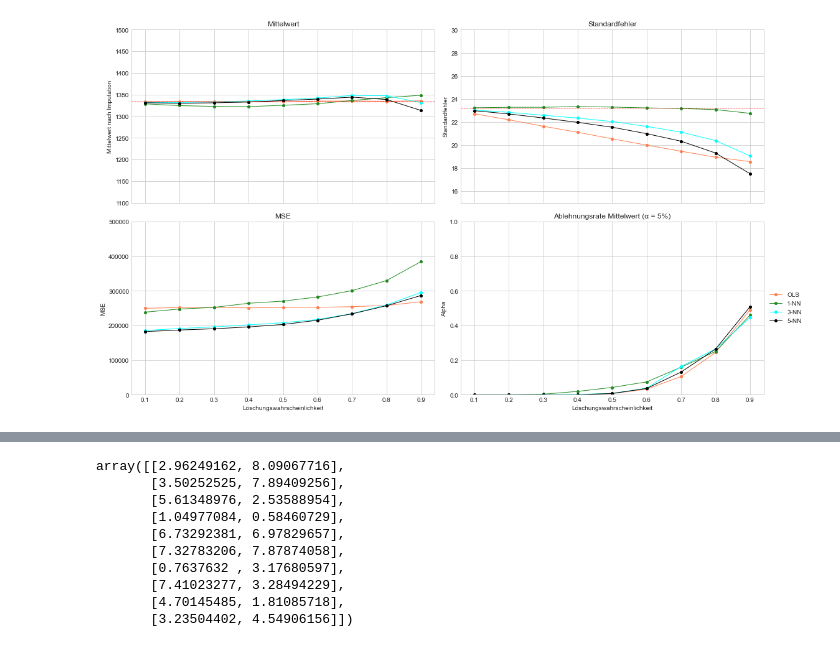
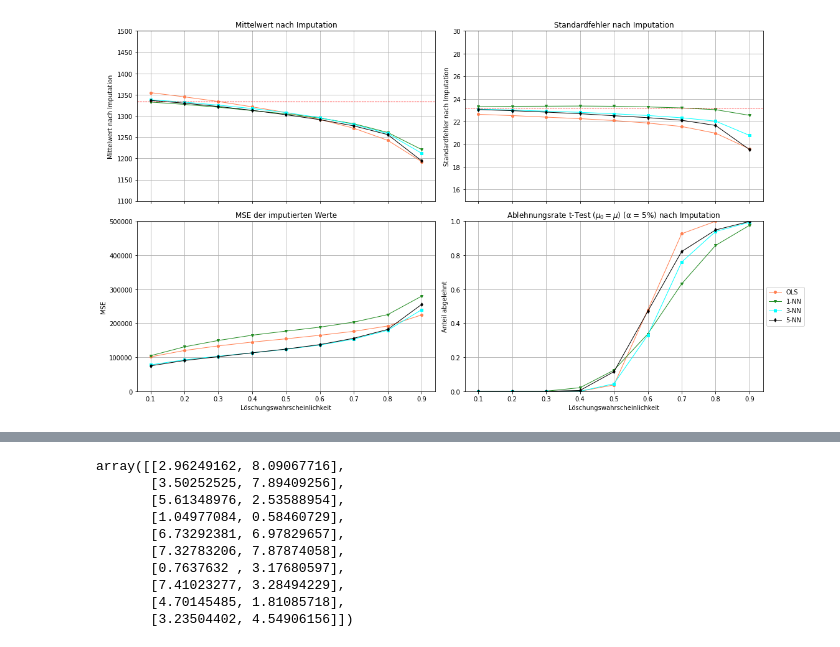
Before and after one commit to Zin9zan9/Stat_Seminar, a Jupyter notebook: Simulationen (neu)/Grafiken copy (24.03.).ipynb, the cells around one changed output, grey strips where cells are left out. Saved outputs shown, nothing was run; the diff lists cells and outputs as text; code cells hidden in the pictures.

```diff
--- a/Simulationen (neu)/Grafiken copy (24.03.).ipynb
+++ b/Simulationen (neu)/Grafiken copy (24.03.).ipynb
@@ -6,8 +6,8 @@ import mplcyberpunk
 import matplotlib.ticker as mtick
 import numpy as np
 # %%
-df = pd.read_csv('MCAR_Simulation_Top5-10 (neu)')
-# df = pd.read_csv('MCAR_Simulation_Top5 (neu)')
+df = pd.read_csv('MCAR_Simulation_Top5 (neu)')
+# df = pd.read_csv('MCAR_Simulation_Top5-10 (neu)')
 # df = pd.read_csv('MNAR_Simulation_Top5_(0.1 und 0.1-0.9) (neu)')
 # df = pd.read_csv('MNAR_Simulation_Top5_(0.2 und 0.1-0.9) (neu)')
 # df = pd.read_csv('MNAR_Simulation_Top5_(0.3 und 0.1-0.9) (neu)')
@@ -29,11 +29,13 @@ df
 fig, axs = plt.subplots(2, 2, sharex=True, figsize=(16, 9))
 (ax1, ax2), (ax3, ax4) = axs
 
+ax1.grid(True); ax2.grid(True); ax3.grid(True); ax4.grid(True)
+
 # Plotting for the first plot
 ax1.plot(df['chance'], df['Mean'], marker='o', color='coral', linewidth=1, markersize=4, label='Mean OLS')
-ax1.plot(df['chance'], df['Mean KNN_1'], marker='o', color='forestgreen', linewidth=1, markersize=4, label='Mean 1-NN')
-ax1.plot(df['chance'], df['Mean KNN_3'], marker='o', color='cyan', linewidth=1, markersize=4, label='Mean 3-NN')
-ax1.plot(df['chance'], df['Mean KNN_5'], marker='o', color='black', linewidth=1, markersize=4, label='Mean 5-NN')
+ax1.plot(df['chance'], df['Mean KNN_1'], marker='v', color='forestgreen', linewidth=1, markersize=4, label='Mean 1-NN')
+ax1.plot(df['chance'], df['Mean KNN_3'], marker='s', color='cyan', linewidth=1, markersize=4, label='Mean 3-NN')
+ax1.plot(df['chance'], df['Mean KNN_5'], marker='d', color='black', linewidth=1, markersize=4, label='Mean 5-NN')
 ax1.axhline(y=1333.96, color='red', linestyle='--', label='Population Mean', linewidth = 0.8)
 
 
@@ -41,64 +43,64 @@ ax1.set_ylim(1100, 1500)
 
 # Use a light theme for the first plot
 ax1.set_ylabel('Mittelwert nach Imputation')
-ax1.set_title('Mittelwert')
+ax1.set_title('Mittelwert nach Imputation')
 # ax1.legend(loc='center left', bbox_to_anchor=(1, 0.5))
 
 
 # Plotting for the third plot
 ax2.plot(df['chance'], df['SE OLS'], marker='o', color='coral', linewidth=1, markersize=4, label='MSE OLS')
-ax2.plot(df['chance'], df['SE KNN_1'], marker='o', color='forestgreen', linewidth=1, markersize=4, label='MSE 1-NN')
-ax2.plot(df['chance'], df['SE KNN_3'], marker='o', color='cyan', linewidth=1, markersize=4, label='MSE 3-NN')
-ax2.plot(df['chance'], df['SE KNN_5'], marker='o', color='black', linewidth=1, markersize=4, label='MSE 5-NN')
+ax2.plot(df['chance'], df['SE KNN_1'], marker='v', color='forestgreen', linewidth=1, markersize=4, label='MSE 1-NN')
+ax2.plot(df['chance'], df['SE KNN_3'], marker='s', color='cyan', linewidth=1, markersize=4, label='MSE 3-NN')
+ax2.plot(df['chance'], df['SE KNN_5'], marker='d', color='black', linewidth=1, markersize=4, label='MSE 5-NN')
 ax2.axhline(y=23.23, color='red', linestyle='--', label='Population SE', linewidth = 0.8)
 
 
 ax2.set_ylim(15, 30)
 
 # Use a light theme for the second plot
-ax2.set_title('Standardfehler')
+ax2.set_title('Standardfehler nach Imputation')
 # ax2.set_xlabel('Löschungswahrscheinlichkeit')
-ax2.set_ylabel('Standardfehler')
+ax2.set_ylabel('Standardfehler nach Imputation')
 # ax2.legend(loc='center left', bbox_to_anchor=(1, 0.5))
 
 
 # Plotting for the second plot
 ax3.plot(df['chance'], df['MSE OLS'], marker='o', color='coral', linewidth=1, markersize=4, label='MSE OLS')
-ax3.plot(df['chance'], df['MSE KNN_1'], marker='o', color='forestgreen', linewidth=1, markersize=4, label='MSE 1-NN')
-ax3.plot(df['chance'], df['MSE KNN_3'], marker='o', color='cyan', linewidth=1, markersize=4, label='MSE 3-NN')
-ax3.plot(df['chance'], df['MSE KNN_5'], marker='o', color='black', linewidth=1, markersize=4, label='MSE 5-NN')
+ax3.plot(df['chance'], df['MSE KNN_1'], marker='v', color='forestgreen', linewidth=1, markersize=4, label='MSE 1-NN')
+ax3.plot(df['chance'], df['MSE KNN_3'], marker='s', color='cyan', linewidth=1, markersize=4, label='MSE 3-NN')
+ax3.plot(df['chance'], df['MSE KNN_5'], marker='d', color='black', linewidth=1, markersize=4, label='MSE 5-NN')
 
 ax3.set_ylim(0, 500000)
 
 # Use a light theme for the second plot
-ax3.set_title('MSE')
+ax3.set_title('MSE der imputierten Werte')
 ax3.set_xlabel('Löschungswahrscheinlichkeit')
 ax3.set_ylabel('MSE')
 #ax3.legend(loc='center left', bbox_to_anchor=(1, 0.5))
 
 
 # Plotting for the fourth plot
 ax4.plot(df['chance'], 1-df['Alpha OLS'], marker='o', color='coral', linewidth=1, markersize=4, label='OLS')
-ax4.plot(df['chance'], 1-df['Alpha KNN_1'], marker='o', color='forestgreen', linewidth=1, markersize=4, label='1-NN')
-ax4.plot(df['chance'], 1-df['Alpha KNN_3'], marker='o', color='cyan', linewidth=1, markersize=4, label='3-NN')
-ax4.plot(df['chance'], 1-df['Alpha KNN_5'], marker='o', color='black', linewidth=1, markersize=4, label='5-NN')
+ax4.plot(df['chance'], 1-df['Alpha KNN_1'], marker='v', color='forestgreen', linewidth=1, markersize=4, label='1-NN')
+ax4.plot(df['chance'], 1-df['Alpha KNN_3'], marker='s', color='cyan', linewidth=1, markersize=4, label='3-NN')
+ax4.plot(df['chance'], 1-df['Alpha KNN_5'], marker='d', color='black', linewidth=1, markersize=4, label='5-NN')
 
 ax4.set_ylim(0, 1)
 
 # Use a light theme for the second plot
-ax4.set_title('Ablehnungsrate Mittelwert (\u03B1 = 5%)')
+ax4.set_title('Ablehnungsrate t-Test ($\mu_0 = \mu$) (\u03B1 = 5%) nach Imputation')
 ax4.set_xlabel('Löschungswahrscheinlichkeit')
-ax4.set_ylabel('Alpha')
+ax4.set_ylabel('Anteil abgelehnt')
 ax4.legend(loc='center left', bbox_to_anchor=(1, 0.5))
 
 # Add underglow
 # mplcyberpunk.add_underglow(ax4)
 
 plt.tight_layout()
-# plt.savefig('follower_plot.pdf', format='pdf')
+plt.savefig('MNAR_Simulation_Top5_(0.3 und 0.1-0.9) (neu).pdf')
 plt.show()
 # %% [output]
-[figure, old version]
+[figure, new version]
 # %%
 df
 # %% [output]
```
Also changed, not shown: parts of 9 cells of this notebook, 16 other files.
